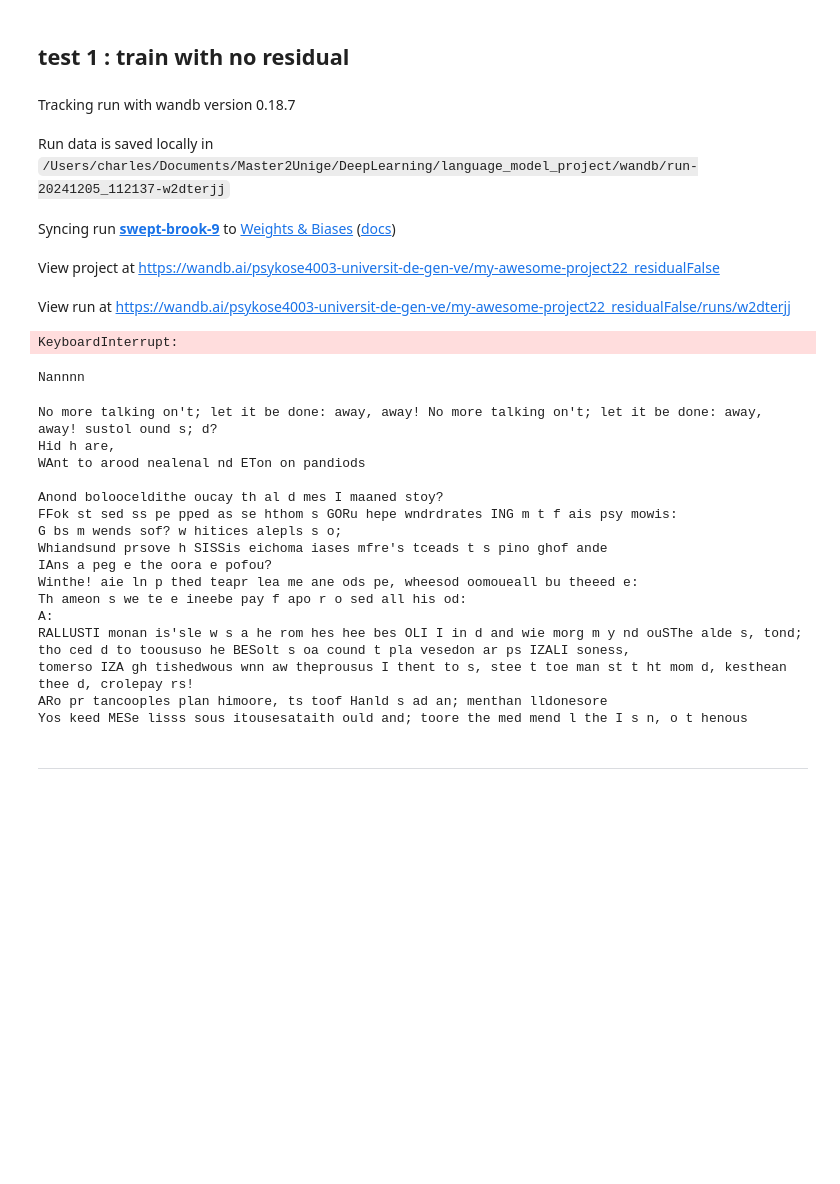
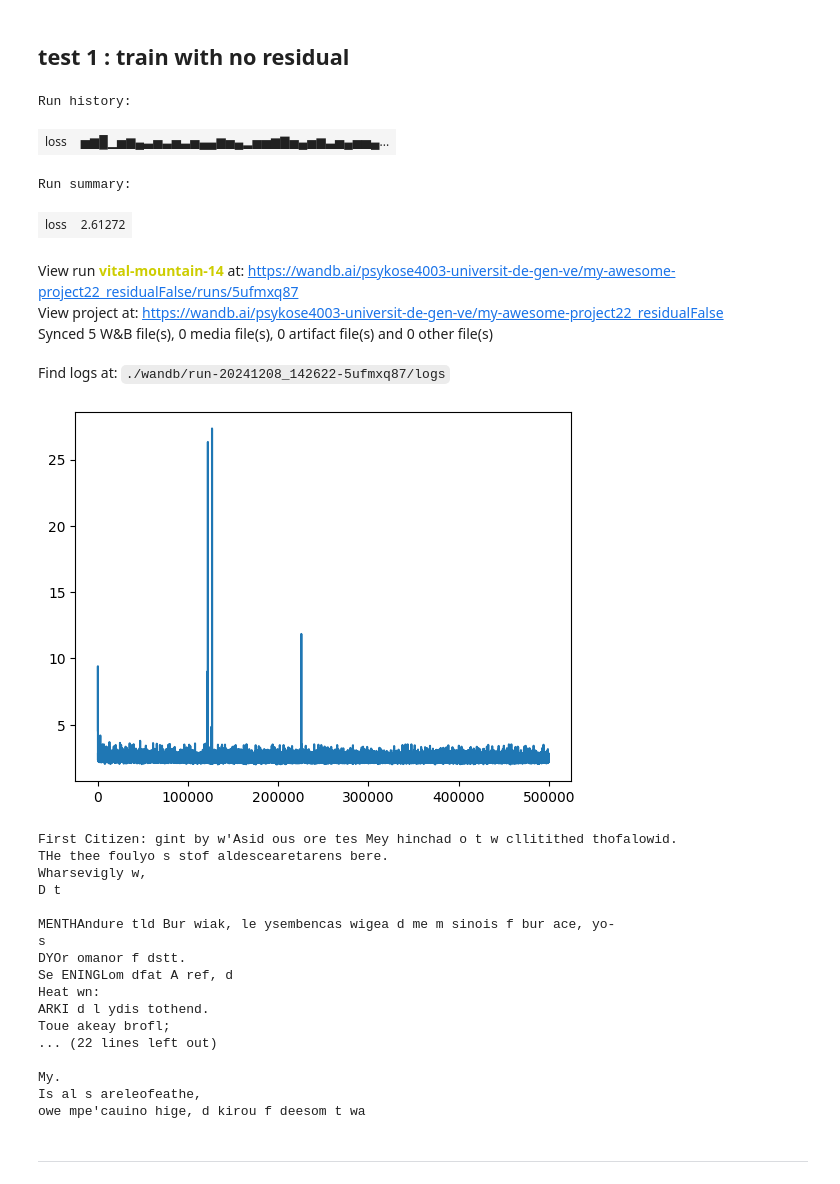
Before and after one commit to synaeira/language_model_project, a Jupyter notebook: test.ipynb, the cells around one changed output. Drawn from its saved outputs; the diff is of its cells as text; code cells hidden in the pictures; blank space fills up the shorter version.

Commit message:
test residual ou pas pendant 20h

```diff
--- a/test.ipynb
+++ b/test.ipynb
@@ -30,69 +33,64 @@ def test(model, input_text):
 # %% [markdown]
 ## test 1 : train with no residual
 # %%
-train = Trainer(datafile="shakespeare-data.txt",
+train = Trainer(datafile="shakespeare-data-subset.txt",
                 block_size=128,
                 batch_size=128,
                 dim_emb=768,
                 hidden_layer=128,
                 num_head=8,
                 num_transformer=12,
-                learning_rate=0.001,
-                iteration=600000,
+                learning_rate=0.0001,
+                iteration=500000,
                 batch_it_max=1)
 
 train.run()
 train.save_model(path="shakespeare-model-1.pth")
 
 plt.plot(train.running_loss)
 plt.show()
 # %% [output]
+Run history:
+| loss | ▅▆█▁▅▆▄▃▅▃▅▃▅▄▄▆▅▄▂▅▅▆▇▅▄▅▆▃▅▄▅▅▄... |
+Run summary:
+| loss | 2.61272 |
-Tracking run with wandb version 0.18.7
+View run vital-mountain-14 at: https://wandb.ai/psykose4003-universit-de-gen-ve/my-awesome-project22_residualFalse/runs/5ufmxq87
+View project at: https://wandb.ai/psykose4003-universit-de-gen-ve/my-awesome-project22_residualFalse
+Synced 5 W&B file(s), 0 media file(s), 0 artifact file(s) and 0 other file(s)
-Run data is saved locally in /Users/charles/Documents/Master2Unige/DeepLearning/language_model_project/wandb/run-20241205_112137-w2dterjj
+Find logs at: ./wandb/run-20241208_142622-5ufmxq87/logs
-Syncing run swept-brook-9 to Weights & Biases (docs)
-View project at https://wandb.ai/psykose4003-universit-de-gen-ve/my-awesome-project22_residualFalse
-View run at https://wandb.ai/psykose4003-universit-de-gen-ve/my-awesome-project22_residualFalse/runs/w2dterjj
-KeyboardInterrupt:
+[figure, added]
-# %%
-import torch
-if torch.cuda.is_available():
-    print("gpu dispo")
-else :
-    print("Nannnn")
-# %% [output]
-Nannnn
 # %%
 # train = Trainer("jul-data.txt", 128, 768, 128, 8, 12, 0.001, 20000)
 # train.load_model()
 
-phrase = "No more talking on't; let it be done: away, away! "
-phrase_final = "No more talking on't; let it be done: away, away! "
+phrase_de_deb = "First Citizen: "
+phrase_final = "First Citizen: "
 
-for _ in range(1000) :
+for _ in range(1000):
 
-    lettre = test(train, phrase)
-    phrase_final += phrase[0]
-    phrase = phrase[1:] + lettre[0]
+    car = test(train,phrase_de_deb)
+    phrase_final += str(car[0])
+    phrase_de_deb = phrase_de_deb[1:] + str(car[0])
 
 print(phrase_final)
 # %% [output]
-No more talking on't; let it be done: away, away! No more talking on't; let it be done: away, away! sustol ound s; d?
-Hid h are,
-WAnt to arood nealenal nd ETon on pandiods
+First Citizen: gint by w'Asid ous ore tes Mey hinchad o t w cllitithed thofalowid.
+THe thee foulyo s stof aldescearetarens bere.
+Wharsevigly w,
+D t
 
-Anond bolooceldithe oucay th al d mes I maaned stoy?
-FFok st sed ss pe pped as se hthom s GORu hepe wndrdrates ING m t f ais psy mowis:
-G bs m wends sof? w hitices alepls s o;
-Whiandsund prsove h SISSis eichoma iases mfre's tceads t s pino ghof ande
-IAns a peg e the oora e pofou?
-Winthe! aie ln p thed teapr lea me ane ods pe, wheesod oomoueall bu theeed e:
-Th ameon s we te e ineebe pay f apo r o sed all his od:
-A:
-RALLUSTI monan is'sle w s a he rom hes hee bes OLI I in d and wie morg m y nd ouSThe alde s, tond;
-tho ced d to tooususo he BESolt s oa cound t pla vesedon ar ps IZALI soness,
-tomerso IZA gh tishedwous wnn aw theprousus I thent to s, stee t toe man st t ht mom d, kesthean thee d, crolepay rs!
-ARo pr tancooples plan himoore, ts toof Hanld s ad an; menthan lldonesore
-Yos keed MESe lisss sous itousesataith ould and; toore the med mend l the I s n, o t henous
+MENTHAndure tld Bur wiak, le ysembencas wigea d me m sinois f bur ace, yo-
+s
+DYOr omanor f dstt.
+Se ENINGLom dfat A ref, d
+Heat wn:
+ARKI d l ydis tothend.
+Toue akeay brofl;
+... (22 lines left out)
+
+My.
+Is al s areleofeathe,
+owe mpe'cauino hige, d kirou f deesom t wa
 # %% [markdown]
 ---
 # %% [markdown]
```
Also changed, not shown: parts of 3 cells of this notebook, 5 other files.
